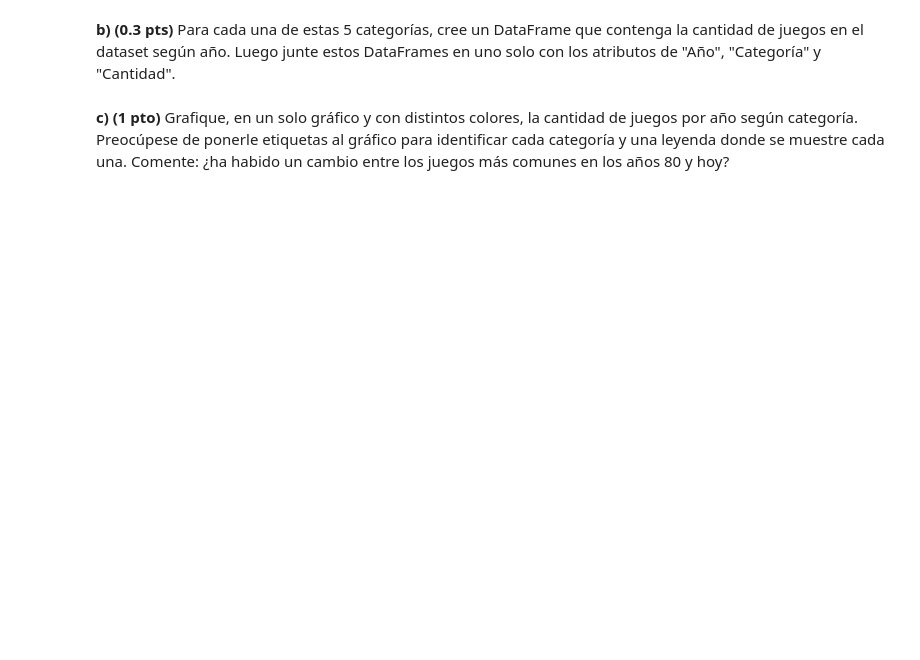
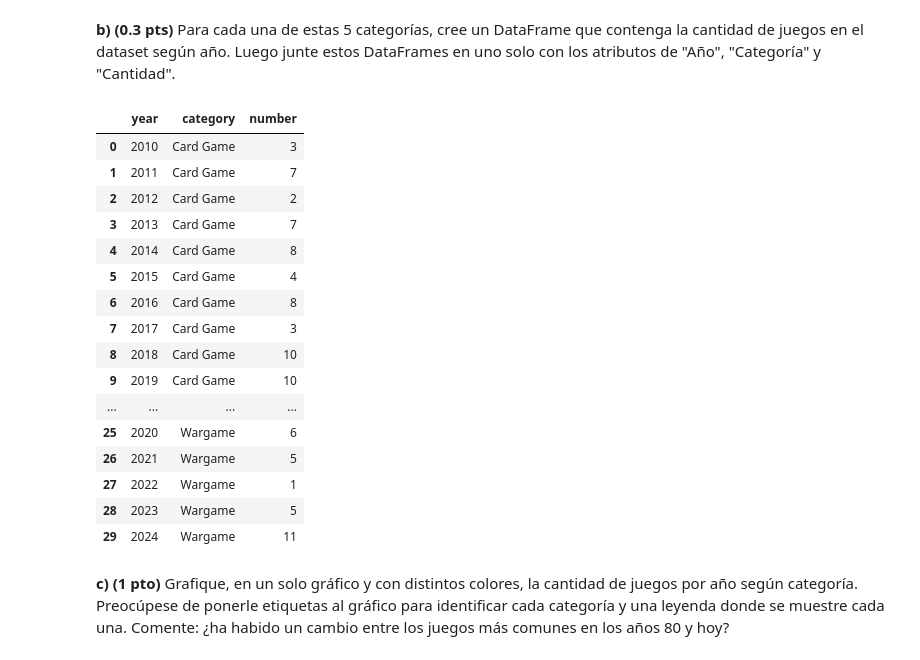
Before and after one commit to esteban78009/IMT2200-Esteban-Cortes, a Jupyter notebook: tareas/tarea 01/IMT2200-25s2 - Tarea 01.ipynb, the cells around one changed output. Drawn from its saved outputs; the diff is of its cells as text; code cells hidden in the pictures; blank space fills up the shorter version.

```diff
--- a/tareas/tarea 01/IMT2200-25s2 - Tarea 01.ipynb
+++ b/tareas/tarea 01/IMT2200-25s2 - Tarea 01.ipynb
@@ -239,3 +278,16 @@ se nota como se jugaron mas juego de mesa en los años 2017 y entre los años 20
 Existe una gran diversidad de categorías de juegos de mesa. Ahora nos concentraremos en un grupo específico de ellas, con el fin de analizar cómo a cambiado la cantidad de juegos de estas clases desde 1980 hasta hoy.
 
 **a) (0.7 pts)** ¿Cuáles son las 5 categorías más comunes en los juegos del dataset? Muestre la cantidad de juegos que hay de cada una. Puede graficar estos valores, o bien, entregar un DataFrame con sus valores.
+# %%
+datos_trabajo_actual = df_completo[(df_completo["year"] >= 1980) & (df_completo["year"] <= 2025)]
+ids = datos_trabajo_actual['category'].str.split(',').explode()
+
+categorias_comunes = ids.value_counts().head()
+
+df_categorias = categorias_comunes.reset_index()
+df_categorias.columns = ['category_id', 'number']
+
+df_categorias['category_name'] = df_categorias['category_id'].map(m_categorias)
+
+df_resultado_final = df_categorias[['category_name', 'number']]
+df_resultado_final.head()
@@ -242,4 +301,52 @@ Existe una gran diversidad de categorías de juegos de mesa. Ahora nos concentra
 # %% [markdown]
 **b) (0.3 pts)** Para cada una de estas 5 categorías, cree un DataFrame que contenga la cantidad de juegos en el dataset según año. Luego junte estos DataFrames en uno solo con los atributos de "Año", "Categoría" y "Cantidad".
+# %%
+ids_explotados = datos_trabajo_actual["category"].str.split(",").explode()
+top_5_ids = ids_explotados.value_counts().head(5).index.tolist()
+top_5_nombres = df_resultado_final["category_name"].tolist()
+map_categorias = dict(zip(top_5_ids, top_5_nombres))
+
+df_explotado = datos_trabajo_actual[["year", "category"]].copy()
+df_explotado["category_id"] = df_explotado["category"].str.split(",")
+df_explotado = df_explotado.explode("category_id")
+df_explotado["category_name"] = df_explotado["category_id"].map(map_categorias)
+
+Card_Game = df_explotado[df_explotado["category_name"] == "Card Game"].groupby("year").size().reset_index(name="number")
+Card_Game["category"] = "Card Game"
+
+Wargame = df_explotado[df_explotado["category_name"] == "Wargame"].groupby("year").size().reset_index(name="number")
+Wargame["category"] = "Wargame"
+
+Childrens_Game = df_explotado[df_explotado["category_name"] == "Children's Game"].groupby("year").size().reset_index(name="number")
+Childrens_Game["category"] = "Children's Game"
+
+Party_Game = df_explotado[df_explotado["category_name"] == "Party Game"].groupby("year").size().reset_index(name="number")
+Party_Game["category"] = "Party Game"
+
+Fantasy = df_explotado[df_explotado["category_name"] == "Fantasy"].groupby("year").size().reset_index(name="number")
+Fantasy["category"] = "Fantasy"
+
+df_final_junto = pd.concat([Card_Game, Wargame, Childrens_Game, Party_Game, Fantasy], ignore_index=True)
+df_final_junto = df_final_junto[["year", "category", "number"]]
+
+df_final_junto.head(30)
+# %% [output]
+|  | year | category | number |
+| 0 | 2010 | Card Game | 3 |
+| 1 | 2011 | Card Game | 7 |
+| 2 | 2012 | Card Game | 2 |
+| 3 | 2013 | Card Game | 7 |
+| 4 | 2014 | Card Game | 8 |
+| 5 | 2015 | Card Game | 4 |
+| 6 | 2016 | Card Game | 8 |
+| 7 | 2017 | Card Game | 3 |
+| 8 | 2018 | Card Game | 10 |
+| 9 | 2019 | Card Game | 10 |
+| ... | ... | ... | ... |
+| 25 | 2020 | Wargame | 6 |
+| 26 | 2021 | Wargame | 5 |
+| 27 | 2022 | Wargame | 1 |
+| 28 | 2023 | Wargame | 5 |
+| 29 | 2024 | Wargame | 11 |
 # %% [markdown]
 **c) (1 pto)** Grafique, en un solo gráfico y con distintos colores, la cantidad de juegos por año según categoría. Preocúpese de ponerle etiquetas al gráfico para identificar cada categoría y una leyenda donde se muestre cada una. Comente: ¿ha habido un cambio entre los juegos más comunes en los años 80 y hoy?
```
Also changed, not shown: parts of 11 cells of this notebook, 3 other files.
